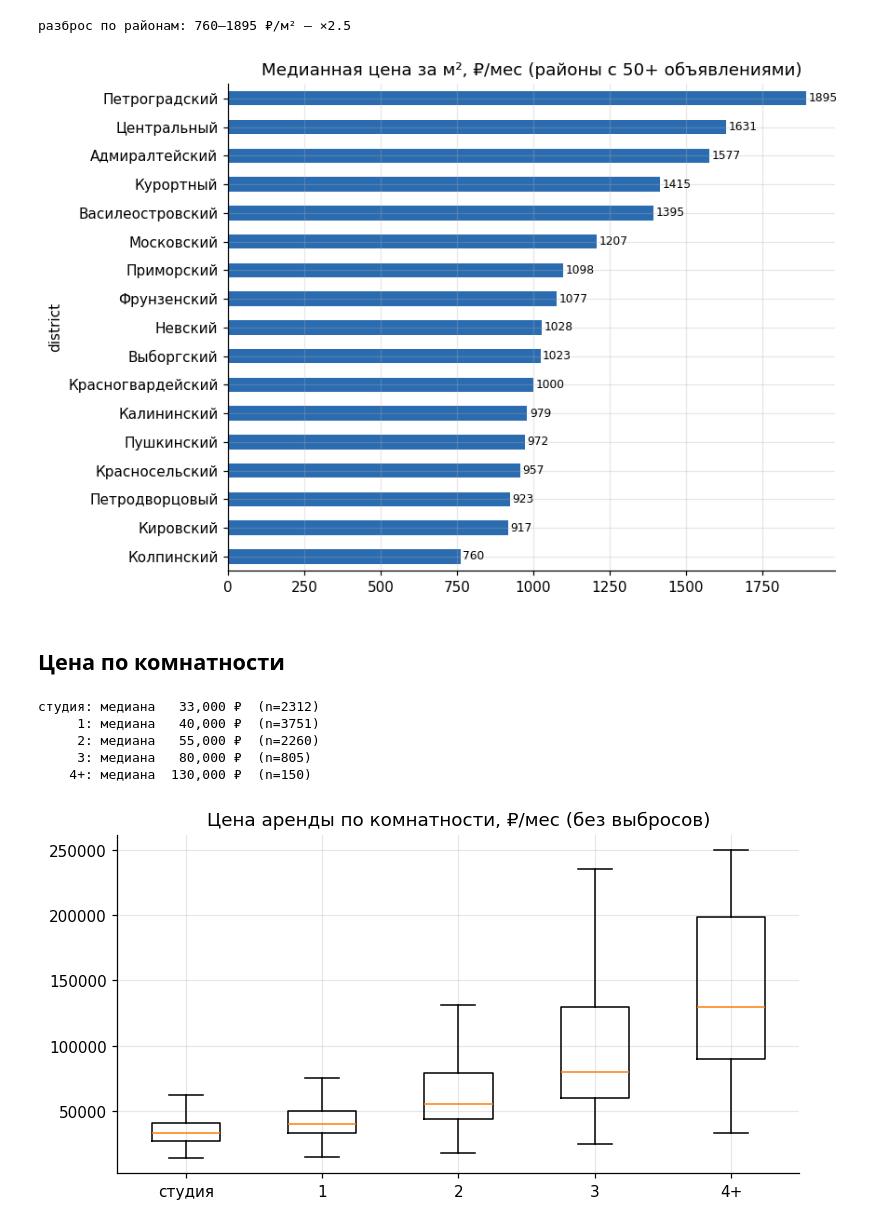
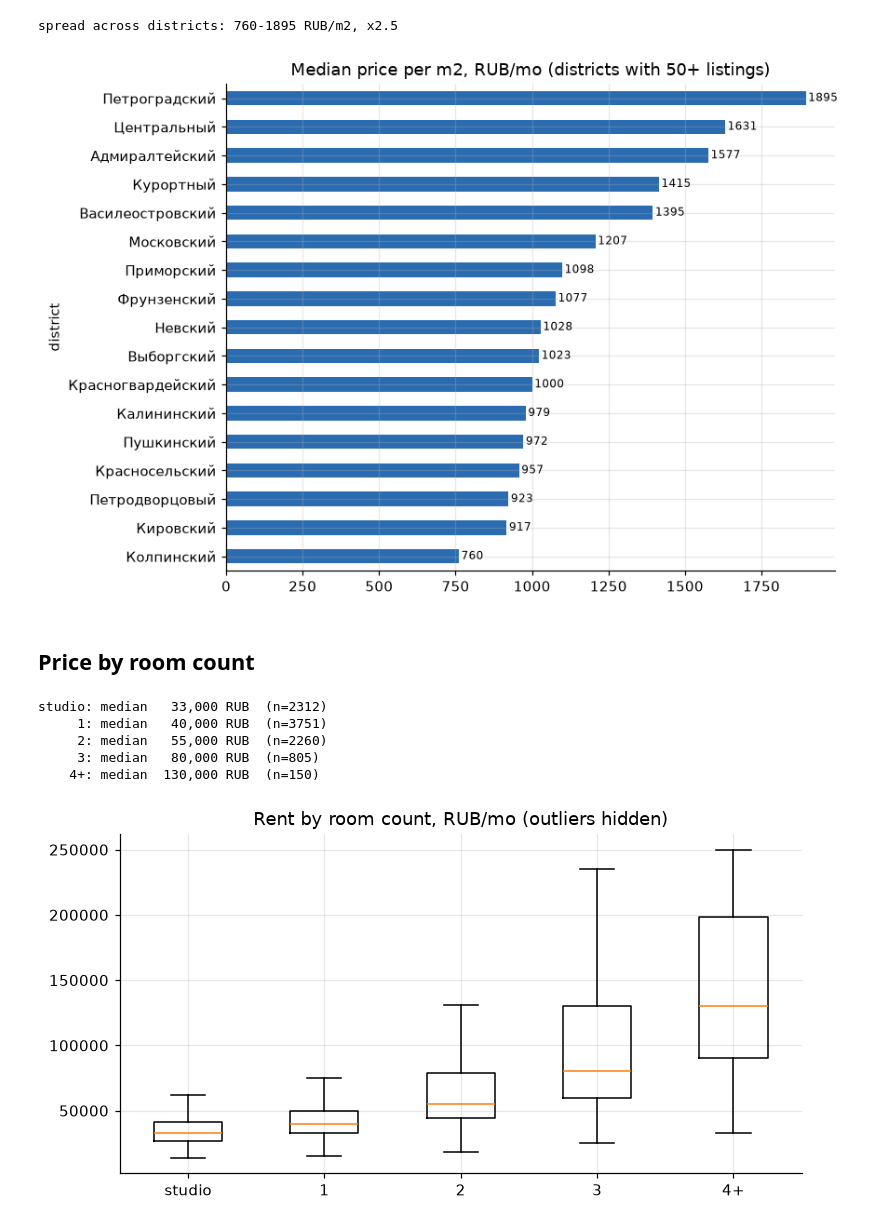
Before and after one commit to povarovf-star/spb-rent, a Jupyter notebook: notebooks/01_eda.ipynb, the cells around one changed output. Saved outputs shown, nothing was run; the diff lists cells and outputs as text; code cells hidden in the pictures.

```diff
--- a/notebooks/01_eda.ipynb
+++ b/notebooks/01_eda.ipynb
@@ -68,34 +66,35 @@ ppm = (spb.groupby('district').price_per_m2.agg(['median', 'count'])
        .query('count >= 50').sort_values('median'))
 fig, ax = plt.subplots(figsize=(8, 5.5))
 ppm['median'].plot.barh(ax=ax, color=C)
-ax.set_title('Медианная цена за м², ₽/мес (районы с 50+ объявлениями)')
+ax.set_title('Median price per m2, RUB/mo (districts with 50+ listings)')
 ax.set_xlabel('')
 for i, (v, n) in enumerate(zip(ppm['median'], ppm['count'])):
     ax.text(v + 8, i, f'{v:.0f}', va='center', fontsize=8)
 plt.tight_layout()
-print('разброс по районам: %.0f–%.0f ₽/м² — ×%.1f' % (ppm['median'].min(), ppm['median'].max(), ppm['median'].max()/ppm['median'].min()))
+print('spread across districts: %.0f-%.0f RUB/m2, x%.1f' % (ppm['median'].min(), ppm['median'].max(), ppm['median'].max()/ppm['median'].min()))
 # %% [output]
-разброс по районам: 760–1895 ₽/м² — ×2.5
+spread across districts: 760-1895 RUB/m2, x2.5
-[figure, old version]
+[figure, new version]
 # %% [markdown]
-## Цена по комнатности
+## Price by room count
 # %%
-order = ['студия', '1', '2', '3', '4+']
+order = ['studio', '1', '2', '3', '4+']
 spb2 = spb.assign(rooms_cat=np.select(
     [spb.is_studio == 1, spb.rooms_n == 1, spb.rooms_n == 2, spb.rooms_n == 3],
-    ['студия', '1', '2', '3'], default='4+'))
+    ['studio', '1', '2', '3'], default='4+'))
 data = [spb2[spb2.rooms_cat == c].price.clip(upper=250_000) for c in order]
 fig, ax = plt.subplots(figsize=(8, 4))
-ax.boxplot(data, labels=order, showfliers=False)
-ax.set_title('Цена аренды по комнатности, ₽/мес (без выбросов)')
+ax.boxplot(data, showfliers=False)
+ax.set_xticklabels(order)
+ax.set_title('Rent by room count, RUB/mo (outliers hidden)')
 for c in order:
     s = spb2[spb2.rooms_cat == c].price
-    print(f'{c:>6}: медиана {s.median():>8,.0f} ₽  (n={len(s)})')
+    print(f'{c:>6}: median {s.median():>8,.0f} RUB  (n={len(s)})')
 # %% [output]
-студия: медиана   33,000 ₽  (n=2312)
-     1: медиана   40,000 ₽  (n=3751)
-     2: медиана   55,000 ₽  (n=2260)
-     3: медиана   80,000 ₽  (n=805)
-    4+: медиана  130,000 ₽  (n=150)
+studio: median   33,000 RUB  (n=2312)
+     1: median   40,000 RUB  (n=3751)
+     2: median   55,000 RUB  (n=2260)
+     3: median   80,000 RUB  (n=805)
+    4+: median  130,000 RUB  (n=150)
-[figure, old version]
+[figure, new version]
 # %% [markdown]
```
Also changed, not shown: parts of 14 cells of this notebook, 33 other files.
